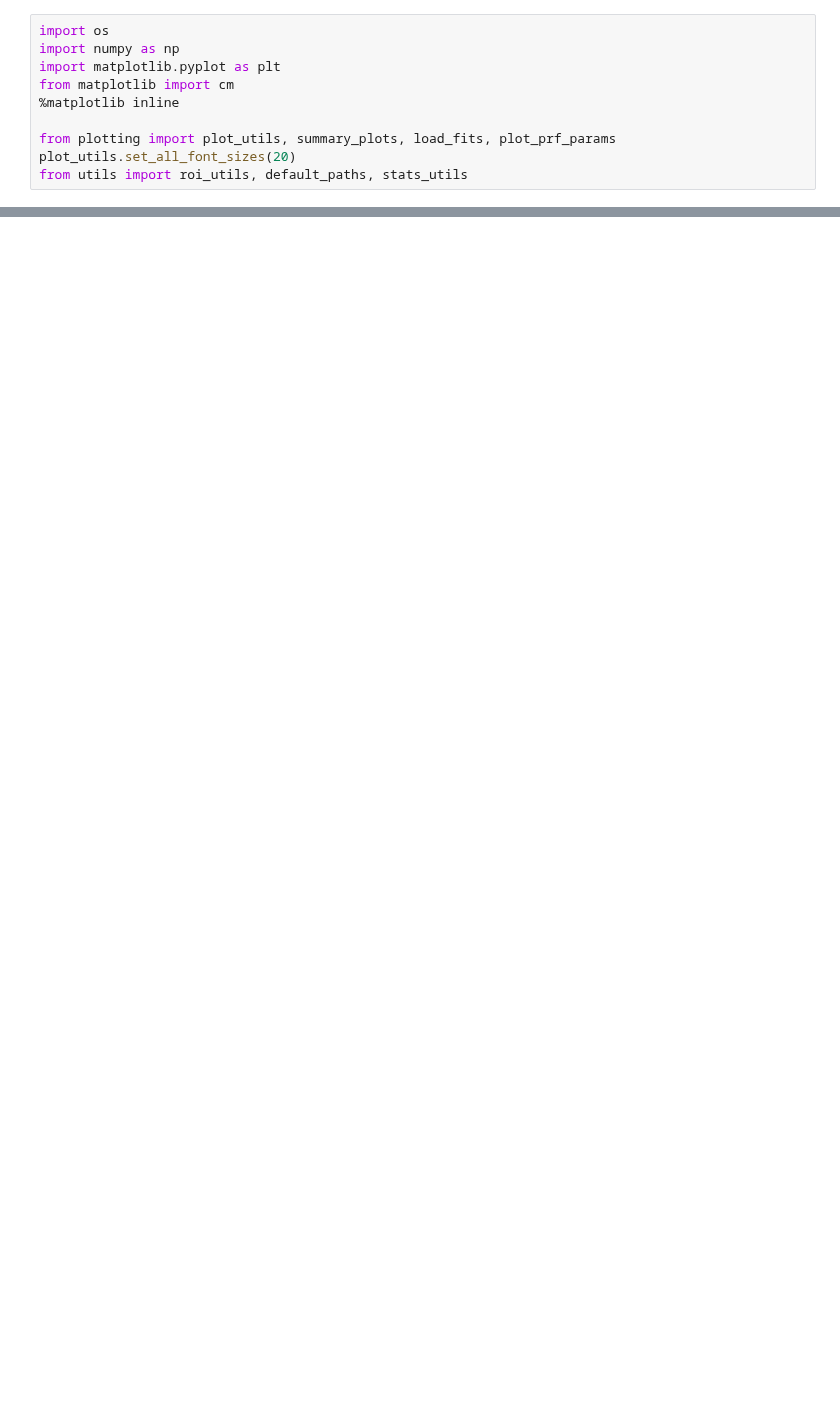
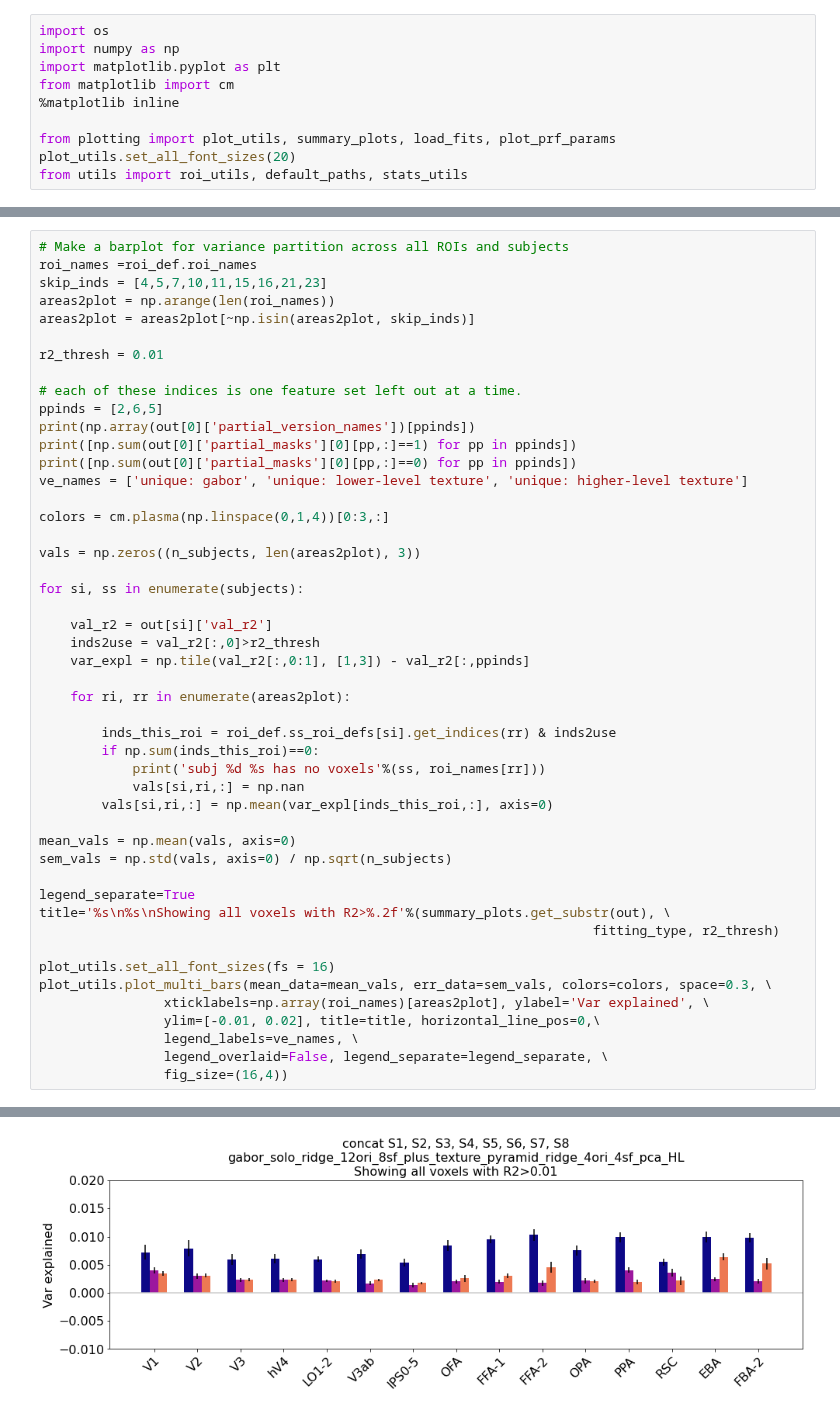
Before and after one commit to mmhenderson/modfit, a Jupyter notebook: notebooks/plot_encoding_model_fits/plot_gabor_plus_pyramid.ipynb, the cells around one changed output, grey strips where cells are left out. Saved outputs shown, nothing was run; the diff lists cells and outputs as text; blank space fills up the shorter version.

```diff
--- a/notebooks/plot_encoding_model_fits/plot_gabor_plus_pyramid.ipynb
+++ b/notebooks/plot_encoding_model_fits/plot_gabor_plus_pyramid.ipynb
@@ -30,0 +95,49 @@ dict_keys(['subject', 'volume_space', 'fitting_types', 'voxel_mask', 'brain_nii_
+# %%
+# Make a barplot for variance partition across all ROIs and subjects
+roi_names =roi_def.roi_names
+skip_inds = [4,5,7,10,11,15,16,21,23]
+areas2plot = np.arange(len(roi_names))
+areas2plot = areas2plot[~np.isin(areas2plot, skip_inds)]
+
+r2_thresh = 0.01
+
+# each of these indices is one feature set left out at a time.
+ppinds = [2,6,5]
+print(np.array(out[0]['partial_version_names'])[ppinds])
+print([np.sum(out[0]['partial_masks'][0][pp,:]==1) for pp in ppinds])
+print([np.sum(out[0]['partial_masks'][0][pp,:]==0) for pp in ppinds])
+ve_names = ['unique: gabor', 'unique: lower-level texture', 'unique: higher-level texture']
+
+colors = cm.plasma(np.linspace(0,1,4))[0:3,:]
+
+vals = np.zeros((n_subjects, len(areas2plot), 3))
+
+for si, ss in enumerate(subjects):
+
+    val_r2 = out[si]['val_r2']
+    inds2use = val_r2[:,0]>r2_thresh
+    var_expl = np.tile(val_r2[:,0:1], [1,3]) - val_r2[:,ppinds]
+
+    for ri, rr in enumerate(areas2plot):
+
+        inds_this_roi = roi_def.ss_roi_defs[si].get_indices(rr) & inds2use
+        if np.sum(inds_this_roi)==0:
+            print('subj %d %s has no voxels'%(ss, roi_names[rr]))
+            vals[si,ri,:] = np.nan
+        vals[si,ri,:] = np.mean(var_expl[inds_this_roi,:], axis=0)
+
+mean_vals = np.mean(vals, axis=0)
+sem_vals = np.std(vals, axis=0) / np.sqrt(n_subjects)
+
+legend_separate=True
+title='%s\n%s\nShowing all voxels with R2>%.2f'%(summary_plots.get_substr(out), \
+                                                                       fitting_type, r2_thresh)
+
+plot_utils.set_all_font_sizes(fs = 16)
+plot_utils.plot_multi_bars(mean_data=mean_vals, err_data=sem_vals, colors=colors, space=0.3, \
+                xticklabels=np.array(roi_names)[areas2plot], ylabel='Var explained', \
+                ylim=[-0.01, 0.02], title=title, horizontal_line_pos=0,\
+                legend_labels=ve_names, \
+                legend_overlaid=False, legend_separate=legend_separate, \
+                fig_size=(16,4))
+# %% [output]
@@ -30,0 +149 @@ dict_keys(['subject', 'volume_space', 'fitting_types', 'voxel_mask', 'brain_nii_
+[figure, added]
```
Also changed, not shown: parts of 9 cells of this notebook, 18 other files.
